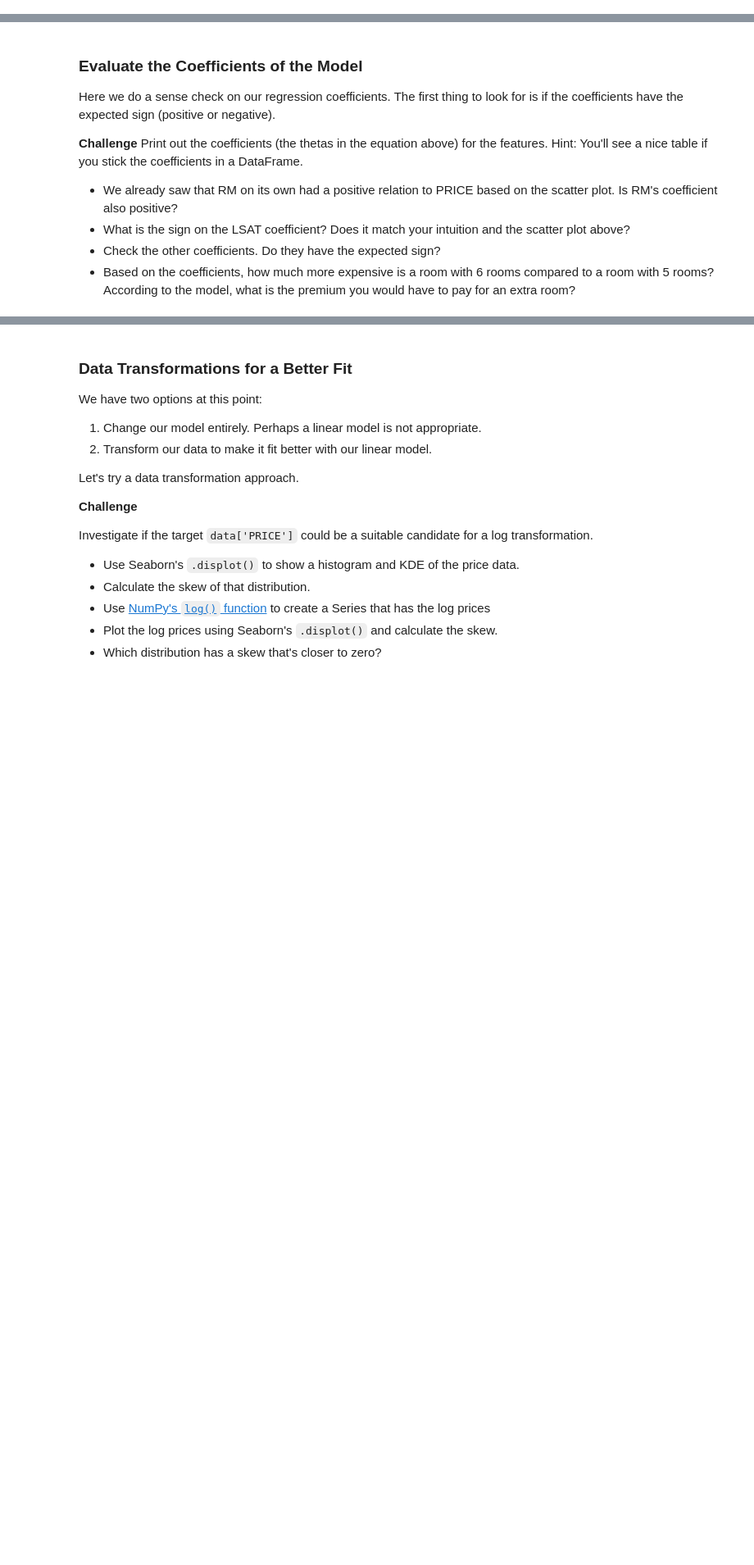
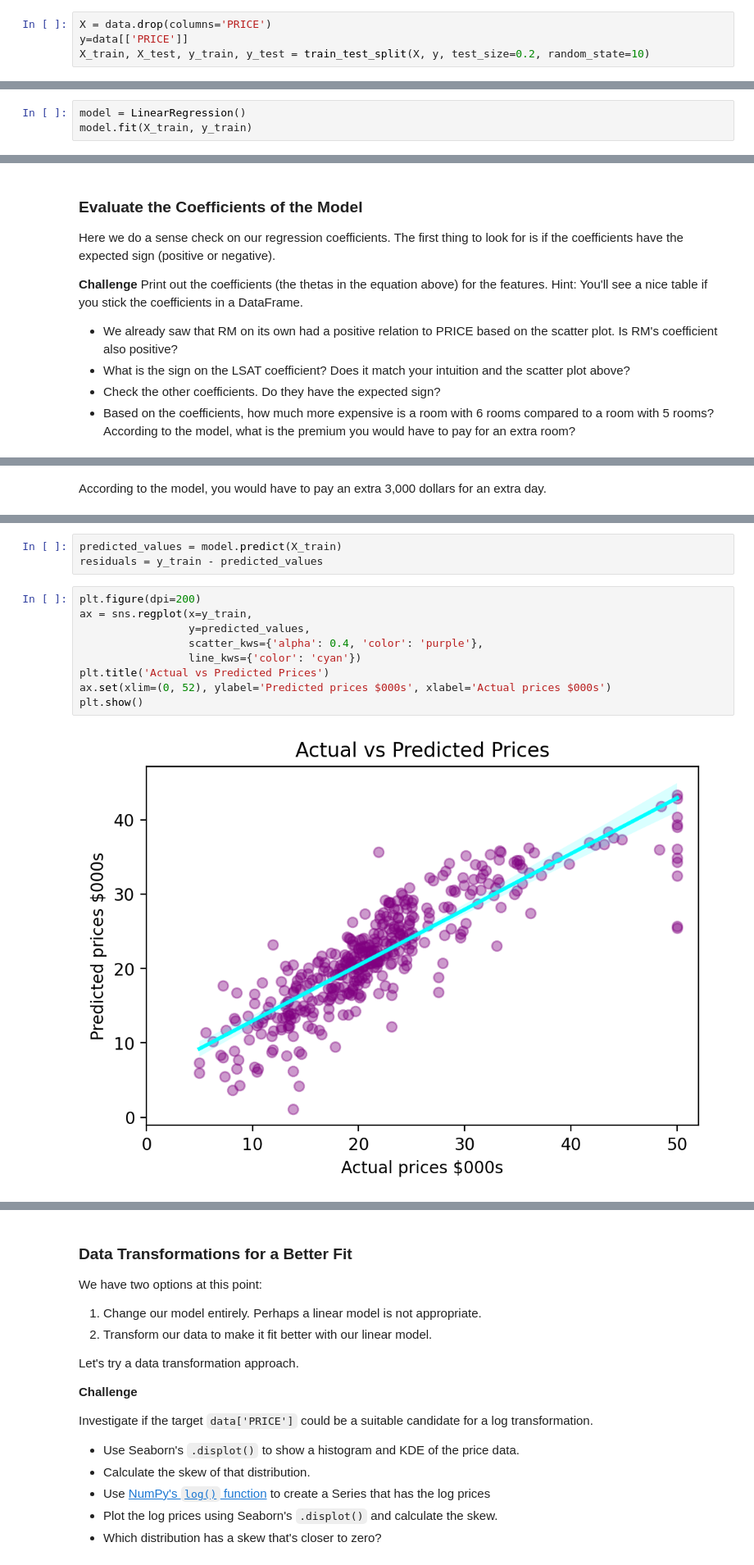
Before and after one commit to cedoula/100-days-of-code-python, a Jupyter notebook: Projects/Day_56/Multivariable_Regression/Multivariable_Regression_and_Valuation_Model.ipynb, the cells around one changed output, grey strips where cells are left out. Shown at 82% size. Cells and saved outputs as stored; diff of their text form; blank space fills up the shorter version.

```diff
--- a/Projects/Day_56/Multivariable_Regression/Multivariable_Regression_and_Valuation_Model.ipynb
+++ b/Projects/Day_56/Multivariable_Regression/Multivariable_Regression_and_Valuation_Model.ipynb
@@ -325,3 +337,7 @@ Hint: Remember, your **target** is your home PRICE, and your **features** are al
+# %%
+X = data.drop(columns='PRICE')
+y=data[['PRICE']]
+X_train, X_test, y_train, y_test = train_test_split(X, y, test_size=0.2, random_state=10)
 # %% [markdown]
 # Multivariable Regression
 
@@ -334,3 +350,6 @@ $$ PR \hat ICE = \theta _0 + \theta _1 RM + \theta _2 NOX + \theta _3 DIS + \the
 **Challenge**
 
 Use sklearn to run the regression on the training dataset. How high is the r-squared for the regression on the training data?
+# %%
+model = LinearRegression()
+model.fit(X_train, y_train)
@@ -348,3 +382,5 @@ Here we do a sense check on our regression coefficients. The first thing to look
+# %% [markdown]
+According to the model, you would have to pay an extra 3,000 dollars for an extra day.
 # %% [markdown]
 ### Analyse the Estimated Values & Regression Residuals
 
@@ -367,3 +403,17 @@ The cyan line in the middle shows `y_train` against `y_train`. If the prediction
 The second plot should be the residuals against the predicted prices. Here's what we're looking for:
 
 <img src=https://i.imgur.com/HphsBsj.png height=350>
+# %%
+predicted_values = model.predict(X_train)
+residuals = y_train - predicted_values
+# %%
+plt.figure(dpi=200)
+ax = sns.regplot(x=y_train,
+                 y=predicted_values,
+                 scatter_kws={'alpha': 0.4, 'color': 'purple'},
+                 line_kws={'color': 'cyan'})
+plt.title('Actual vs Predicted Prices')
+ax.set(xlim=(0, 52), ylabel='Predicted prices $000s', xlabel='Actual prices $000s')
+plt.show()
+# %% [output]
+[figure, added]
```
Also changed, not shown: parts of 11 cells of this notebook.
